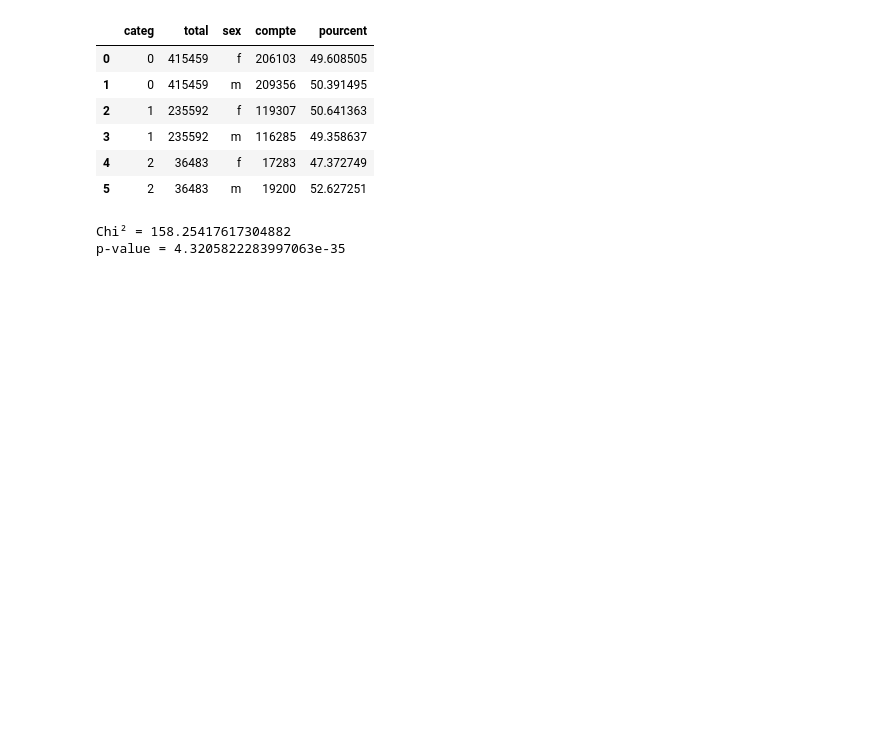
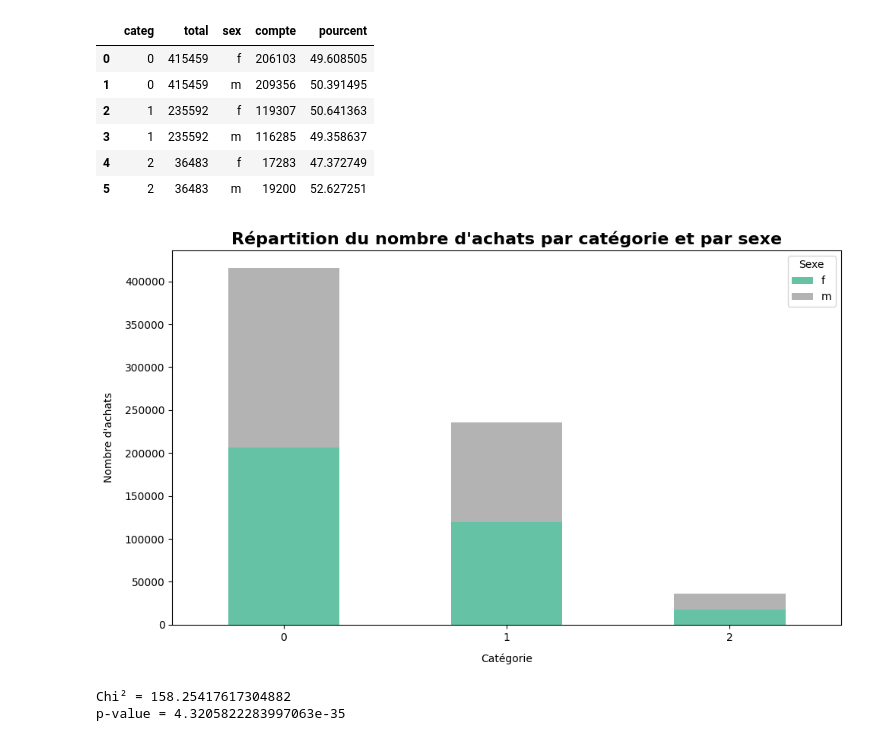
Before and after one commit to Julien-Data/analyse-des-ventes, a Jupyter notebook: projet_9.ipynb, the cells around one changed output. Drawn from its saved outputs; the diff is of its cells as text; code cells hidden in the pictures; blank space fills up the shorter version.

```diff
--- a/projet_9.ipynb
+++ b/projet_9.ipynb
@@ -615,6 +649,30 @@ df_test_1
 | 3 | 1 | 235592 | m | 116285 | 49.358637 |
 | 4 | 2 | 36483 | f | 17283 | 47.372749 |
 | 5 | 2 | 36483 | m | 19200 | 52.627251 |
+# %%
+# Visualisation
+df_pivot = df_test_1.pivot_table(
+    index='categ',
+    columns='sex',
+    values='compte',
+    aggfunc='sum',
+    fill_value=0
+)
+ax = df_pivot.plot(
+    kind='bar',
+    stacked=True,
+    figsize=(10, 6),
+    colormap='Set2'
+)
+plt.title("Répartition du nombre d'achats par catégorie et par sexe", fontsize=16, fontweight='bold')
+plt.xlabel("Catégorie", labelpad=10)
+plt.ylabel("Nombre d'achats", labelpad=10)
+plt.xticks(rotation=0)
+plt.legend(title='Sexe')
+plt.tight_layout()
+plt.show()
+# %% [output]
+[figure, added]
 # %%
 # Test
 contingency_table = pd.crosstab(df_data['categ'], df_data['sex'])
```
Also changed, not shown: parts of 19 cells of this notebook.
